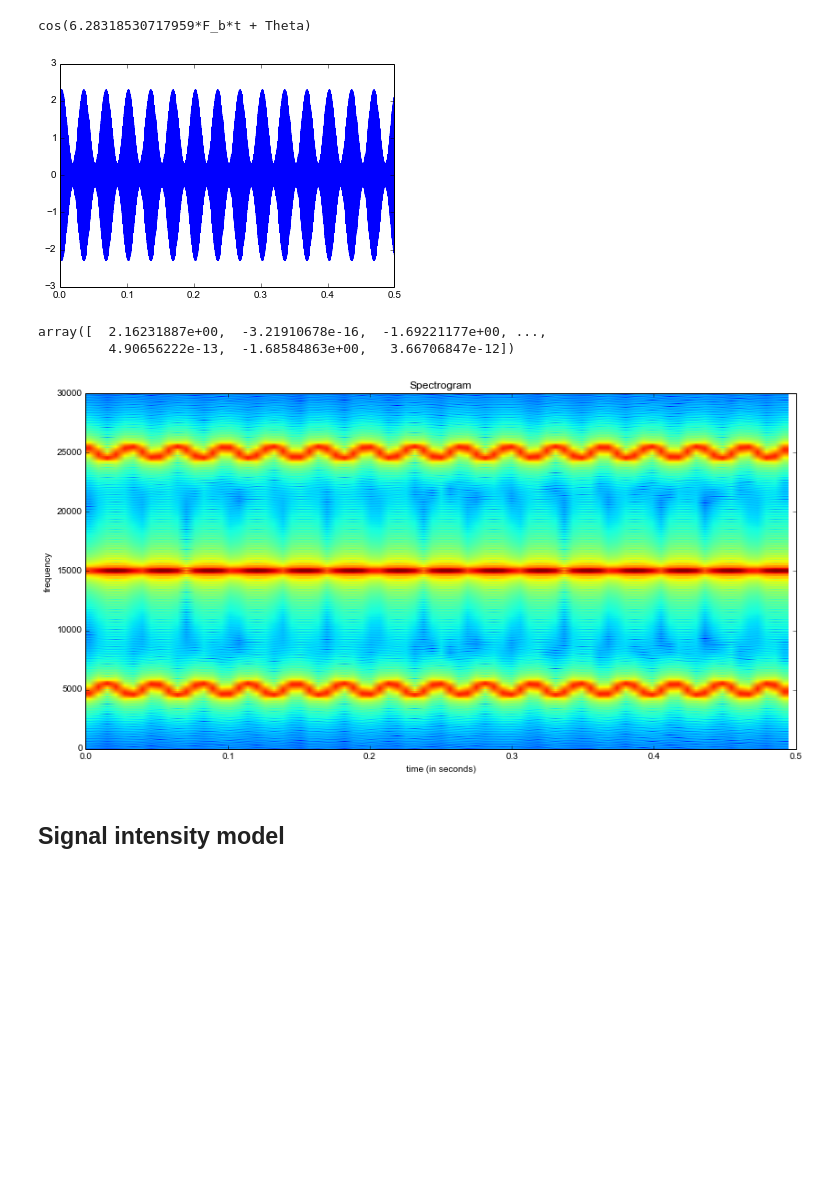
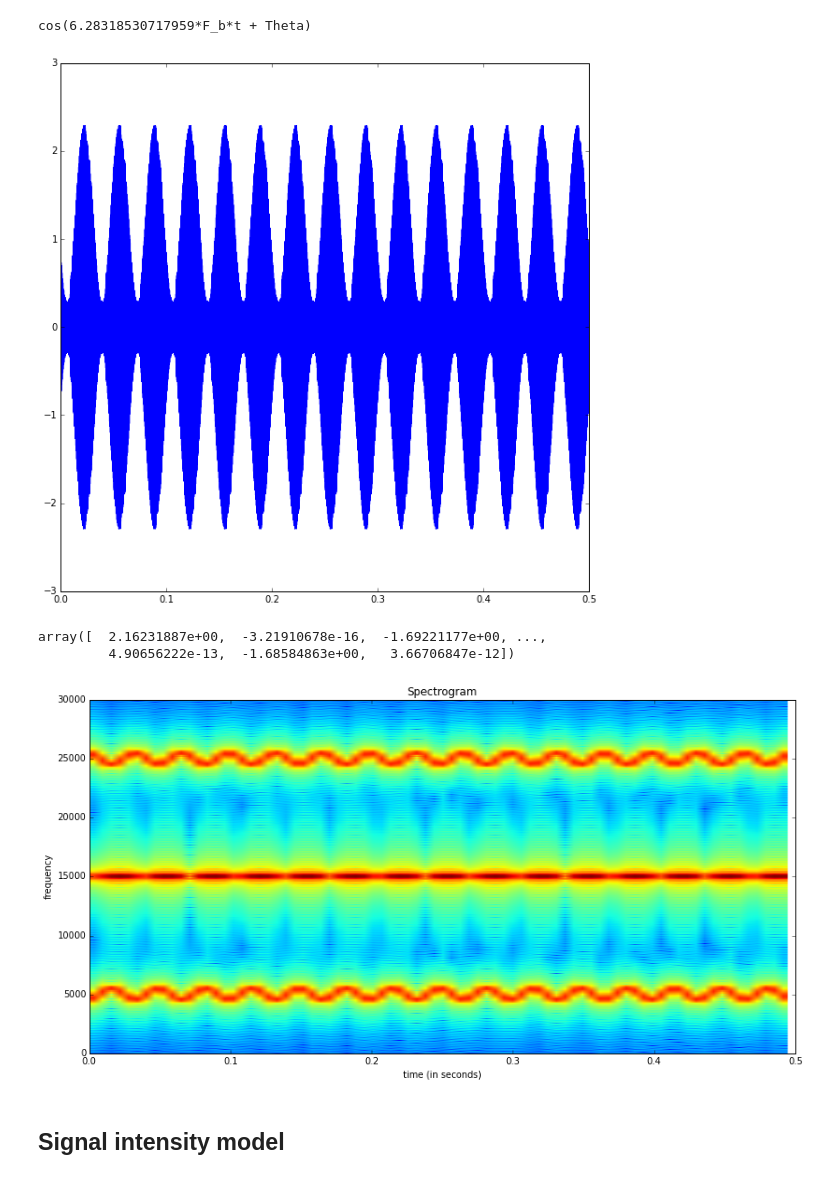
Before and after one commit to bolidozor/iPython-models, a Jupyter notebook: VOR_beacons.ipynb, the cells around one changed output. Saved outputs shown, nothing was run; the diff lists cells and outputs as text; code cells hidden in the pictures; blank space fills up the shorter version.

```diff
--- a/VOR_beacons.ipynb
+++ b/VOR_beacons.ipynb
@@ -45,10 +49,10 @@ f = sympy.lambdify([t, theta], s.subs([(Fc, Carrier_frequency), (Fref, 9960), (F
 # %%
 y_vec = numpy.array([np.real(f(xx, 100)) for xx in x_vec])
 # %%
-fig, ax = subplots()
+fig, ax = subplots(figsize=(10, 10))
 ax.plot(x_vec, y_vec);
 # %% [output]
-[figure, old version]
+[figure, new version]
 # %%
 y_vec
 # %% [output]
@@ -72,7 +76,7 @@ def setup_graph(title='', x_label='', y_label='', fig_size=None):
 setup_graph(title='Spectrogram', x_label='time (in seconds)', y_label='frequency', fig_size=(14,7))
 _ = specgram(y_vec, NFFT=500, pad_to=32568, Fs=Fs, sides='onesided')
 # %% [output]
-[figure, old version]
+[figure, new version]
 # %% [markdown]
 ## Signal intensity model
 # %%
```
Also changed, not shown: parts of 14 cells of this notebook, 1 other file.
